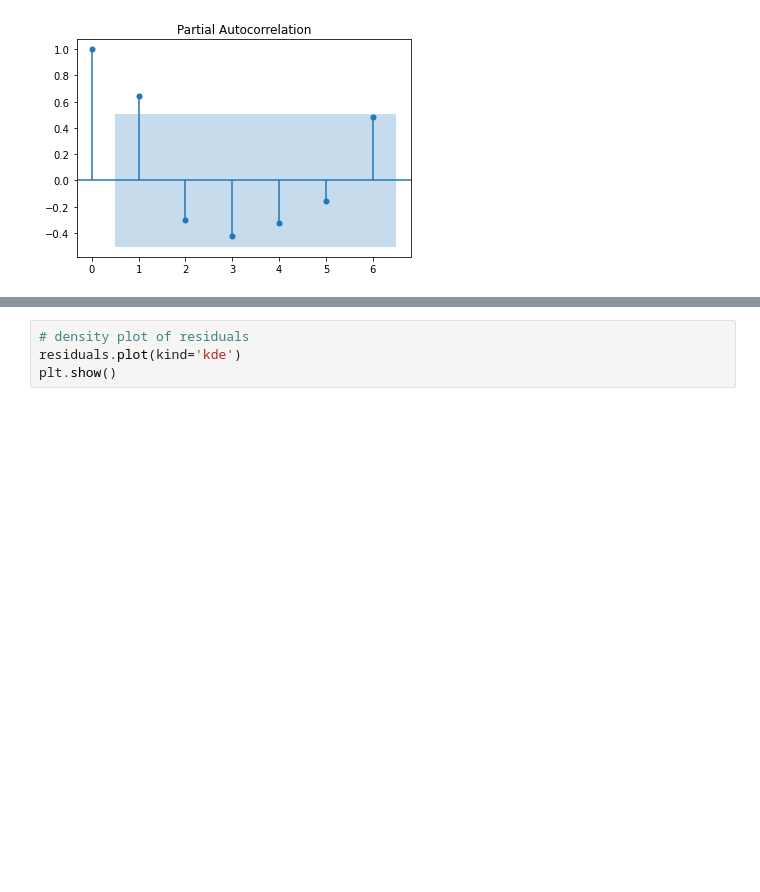
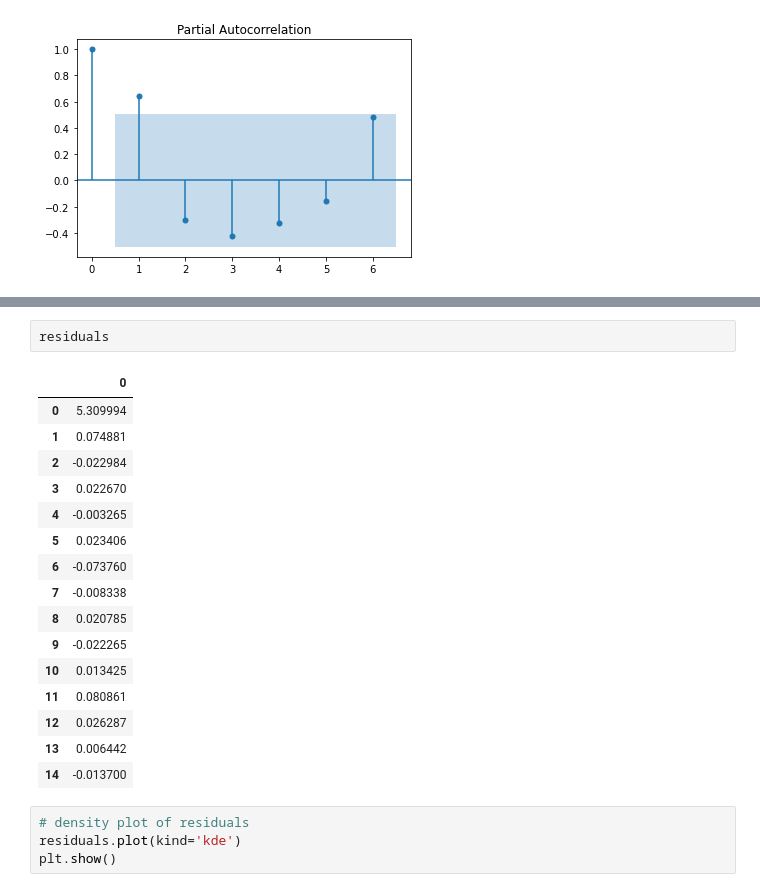
Before and after one commit to winggo12/DataAnalysis-WorldHappinessIndex, a Jupyter notebook: TimeSeries/TimeSeriesAnalysis.ipynb, the cells around one changed output, grey strips where cells are left out. Cells and saved outputs as stored; diff of their text form; blank space fills up the shorter version.

```diff
--- a/TimeSeries/TimeSeriesAnalysis.ipynb
+++ b/TimeSeries/TimeSeriesAnalysis.ipynb
@@ -134,3 +142,22 @@ plt.show()
+# %%
+residuals
+# %% [output]
+|  | 0 |
+| 0 | 5.309994 |
+| 1 | 0.074881 |
+| 2 | -0.022984 |
+| 3 | 0.022670 |
+| 4 | -0.003265 |
+| 5 | 0.023406 |
+| 6 | -0.073760 |
+| 7 | -0.008338 |
+| 8 | 0.020785 |
+| 9 | -0.022265 |
+| 10 | 0.013425 |
+| 11 | 0.080861 |
+| 12 | 0.026287 |
+| 13 | 0.006442 |
+| 14 | -0.013700 |
 # %%
 # density plot of residuals
 residuals.plot(kind='kde')
```
Also changed, not shown: parts of 8 cells of this notebook.
